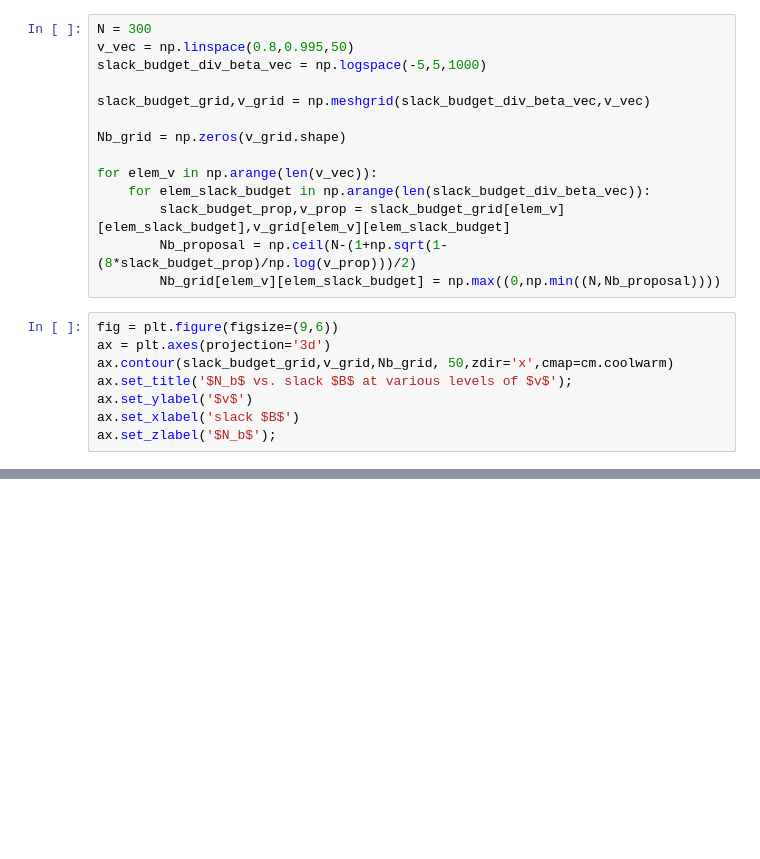
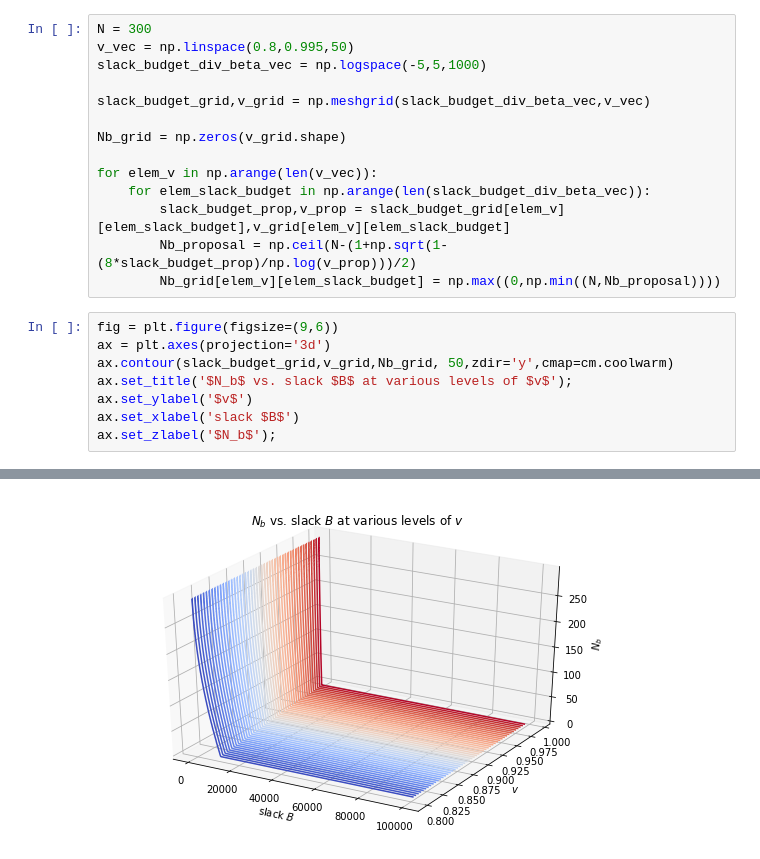
Before and after one commit to guiom-vds/Tunable-First-Order-Inexact-Oracles-TFOIO, a Jupyter notebook: PseudoQuadBehaviour.ipynb, the cells around one changed output, grey strips where cells are left out. Cells and saved outputs as stored; diff of their text form; blank space fills up the shorter version.

```diff
--- a/PseudoQuadBehaviour.ipynb
+++ b/PseudoQuadBehaviour.ipynb
@@ -160,7 +164,7 @@ for elem_v in np.arange(len(v_vec)):
 # %%
 fig = plt.figure(figsize=(9,6))
 ax = plt.axes(projection='3d')
-ax.contour(slack_budget_grid,v_grid,Nb_grid, 50,zdir='x',cmap=cm.coolwarm)
+ax.contour(slack_budget_grid,v_grid,Nb_grid, 50,zdir='y',cmap=cm.coolwarm)
 ax.set_title('$N_b$ vs. slack $B$ at various levels of $v$');
 ax.set_ylabel('$v$')
 ax.set_xlabel('slack $B$')
@@ -171,3 +173,4 @@ ax.set_zlabel('$N_b$');
+[figure, added]
 # %%
 fig = plt.figure(figsize=(9,6))
 ax = plt.axes(projection='3d')
```
Also changed, not shown: parts of 7 cells of this notebook, 1 other file.
